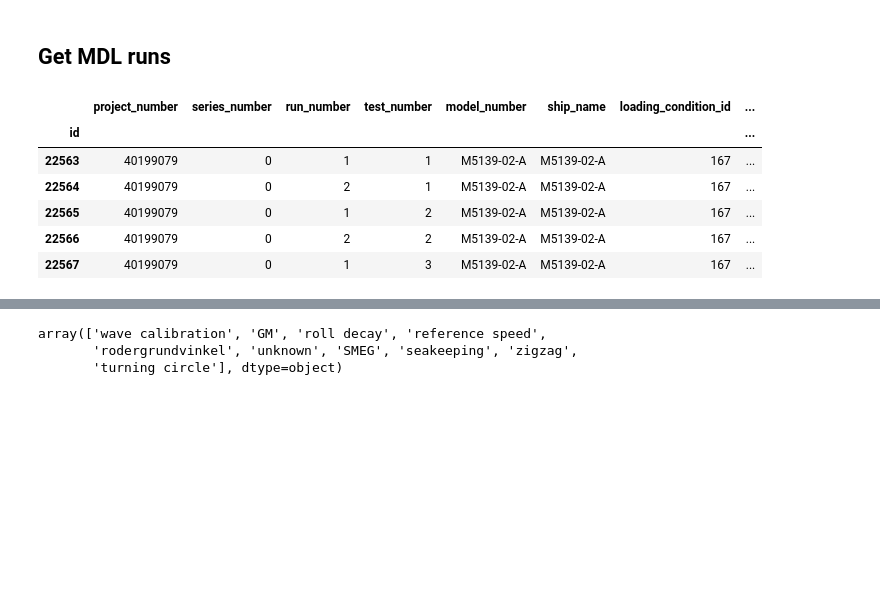
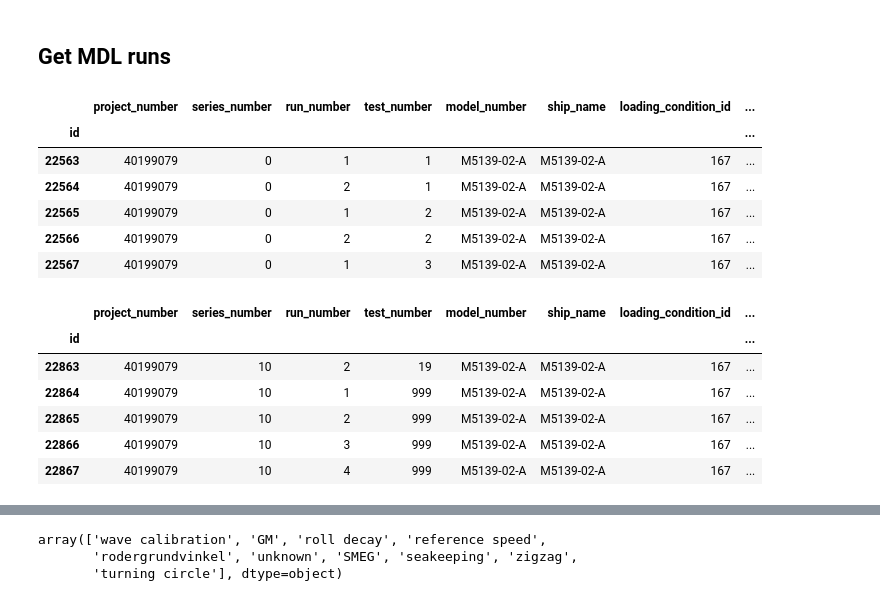
Before and after one commit to martinlarsalbert/VesselManoeuvringModels, a Jupyter notebook: notebooks/01.00_MDL_select_runs.ipynb, the cells around one changed output, grey strips where cells are left out. Cells and saved outputs as stored; diff of their text form; code cells hidden in the pictures; blank space fills up the shorter version.

```diff
--- a/notebooks/01.00_MDL_select_runs.ipynb
+++ b/notebooks/01.00_MDL_select_runs.ipynb
@@ -23,15 +23,28 @@ db = MDLDataBase()
 # %%
 project = db.session.query(Project).get(40199079)
 # %%
-query = db.session.query(Run).filter((Run.project==project))
+query = db.session.query(Run,Model,LoadingCondition,Ship).filter((Run.project==project)).join(
+    Model, Run.model_number == Model.model_number).join(
+    LoadingCondition, Run.loading_condition_id==LoadingCondition.id).join(
+    Ship, Run.ship_name==Ship.name)
+
 df_all = pd.read_sql(query.statement, db.engine)
+df_all.drop(columns=['model_number_1','model_number_2','id_1','name_1','ship_name_1'], inplace=True)
 df_all.set_index('id', inplace=True)
-df_all.head()
+display(df_all.head())
+display(df_all.tail())
 # %% [output]
 |  | project_number | series_number | run_number | test_number | model_number | ship_name | loading_condition_id | ... |
 | id |  |  |  |  |  |  |  | ... |
 | 22563 | 40199079 | 0 | 1 | 1 | M5139-02-A | M5139-02-A | 167 | ... |
 | 22564 | 40199079 | 0 | 2 | 1 | M5139-02-A | M5139-02-A | 167 | ... |
 | 22565 | 40199079 | 0 | 1 | 2 | M5139-02-A | M5139-02-A | 167 | ... |
 | 22566 | 40199079 | 0 | 2 | 2 | M5139-02-A | M5139-02-A | 167 | ... |
 | 22567 | 40199079 | 0 | 1 | 3 | M5139-02-A | M5139-02-A | 167 | ... |
+|  | project_number | series_number | run_number | test_number | model_number | ship_name | loading_condition_id | ... |
+| id |  |  |  |  |  |  |  | ... |
+| 22863 | 40199079 | 10 | 2 | 19 | M5139-02-A | M5139-02-A | 167 | ... |
+| 22864 | 40199079 | 10 | 1 | 999 | M5139-02-A | M5139-02-A | 167 | ... |
+| 22865 | 40199079 | 10 | 2 | 999 | M5139-02-A | M5139-02-A | 167 | ... |
+| 22866 | 40199079 | 10 | 3 | 999 | M5139-02-A | M5139-02-A | 167 | ... |
+| 22867 | 40199079 | 10 | 4 | 999 | M5139-02-A | M5139-02-A | 167 | ... |
```
Also changed, not shown: parts of 7 cells of this notebook, 7 other files.
